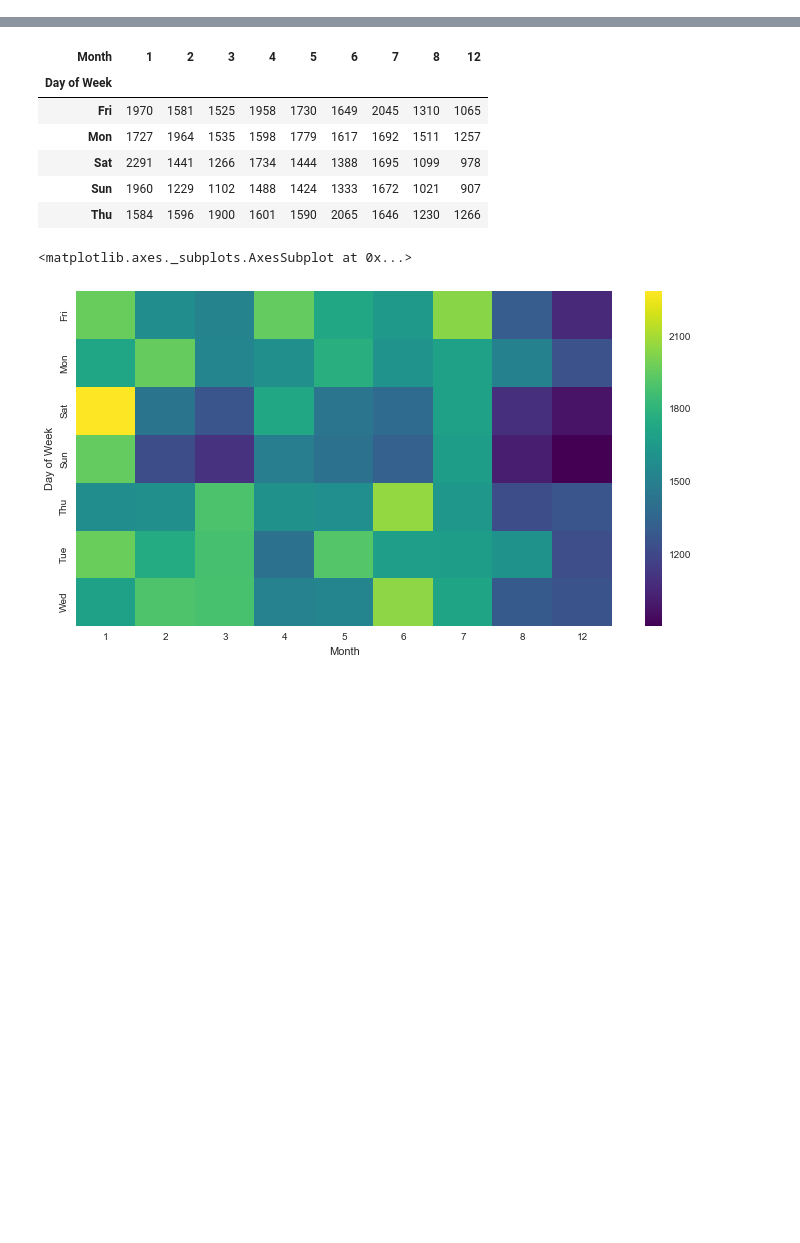
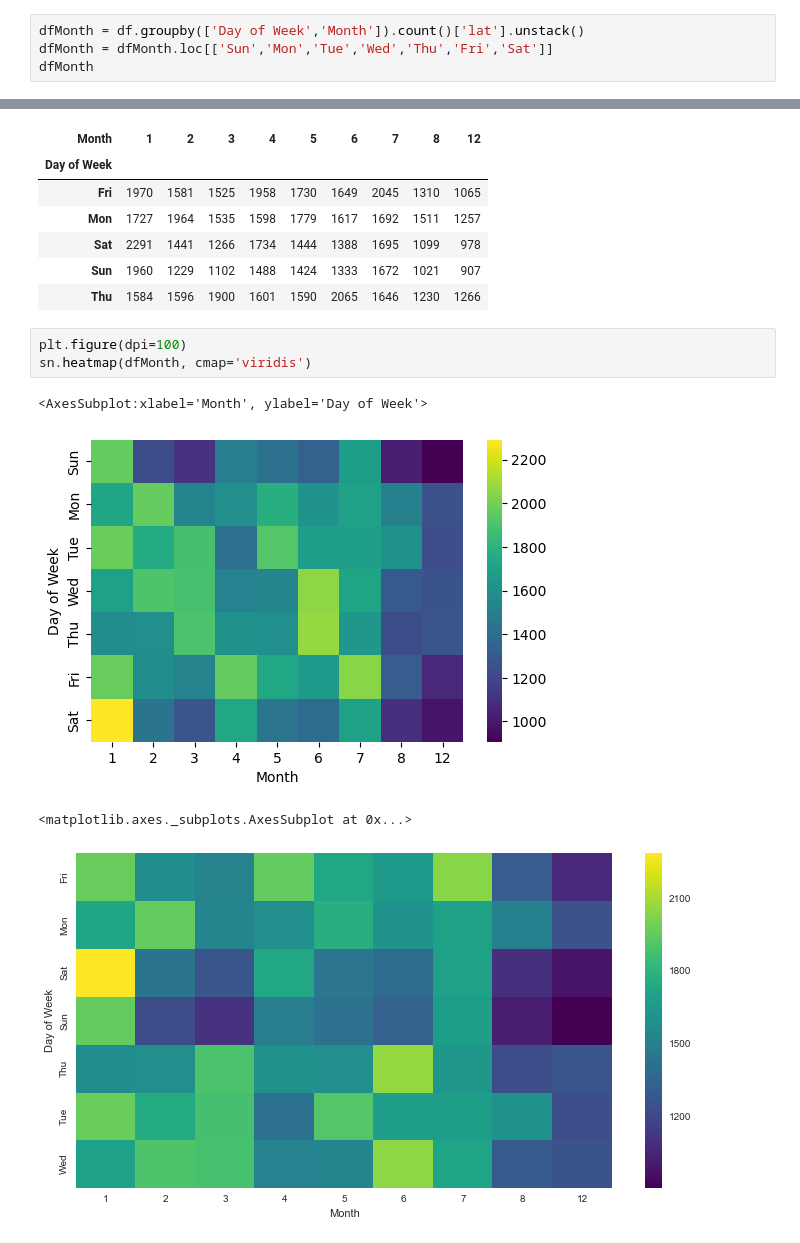
Before and after one commit to makncheese69420/911-Capstone-Project, a Jupyter notebook: 01-911 Calls Data Capstone Project.ipynb, the cells around one changed output, grey strips where cells are left out. Drawn from its saved outputs; the diff is of its cells as text; blank space fills up the shorter version.

Commit message:
Finished First graph in second half

```diff
--- a/01-911 Calls Data Capstone Project.ipynb
+++ b/01-911 Calls Data Capstone Project.ipynb
@@ -358,3 +358,7 @@ sn.clustermap(dfGrid, cmap='viridis')
 [figure]
 # %% [markdown]
 ** Now repeat these same plots and operations, for a DataFrame that shows the Month as the column. **
+# %%
+dfMonth = df.groupby(['Day of Week','Month']).count()['lat'].unstack()
+dfMonth = dfMonth.loc[['Sun','Mon','Tue','Wed','Thu','Fri','Sat']]
+dfMonth
@@ -367,6 +381,12 @@ sn.clustermap(dfGrid, cmap='viridis')
 | Sat | 2291 | 1441 | 1266 | 1734 | 1444 | 1388 | 1695 | 1099 | 978 |
 | Sun | 1960 | 1229 | 1102 | 1488 | 1424 | 1333 | 1672 | 1021 | 907 |
 | Thu | 1584 | 1596 | 1900 | 1601 | 1590 | 2065 | 1646 | 1230 | 1266 |
+# %%
+plt.figure(dpi=100)
+sn.heatmap(dfMonth, cmap='viridis')
+# %% [output]
+<AxesSubplot:xlabel='Month', ylabel='Day of Week'>
+[figure, added]
 # %%
 # %% [output]
 <matplotlib.axes._subplots.AxesSubplot at 0x...>
```
Also changed, not shown: parts of 2 cells of this notebook, 1 other file.
